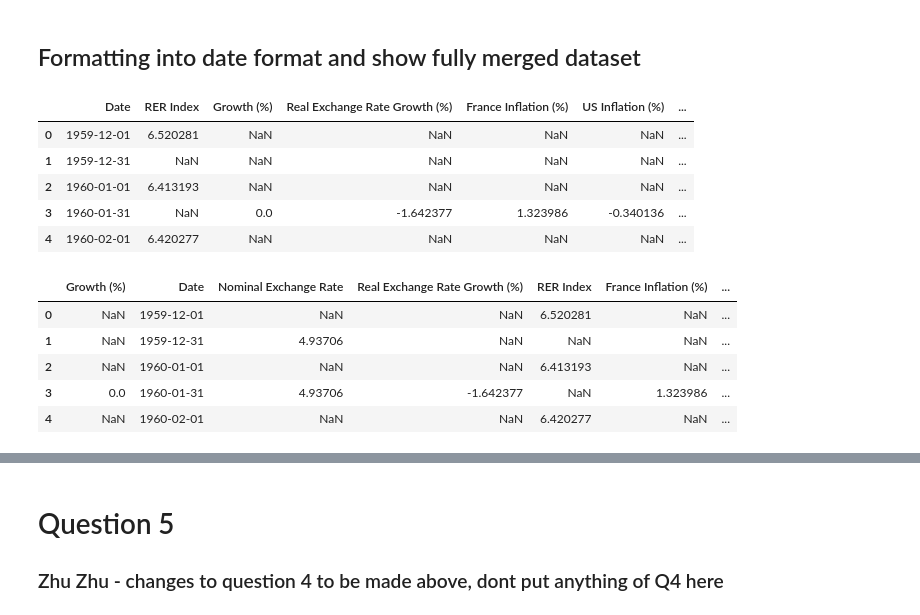
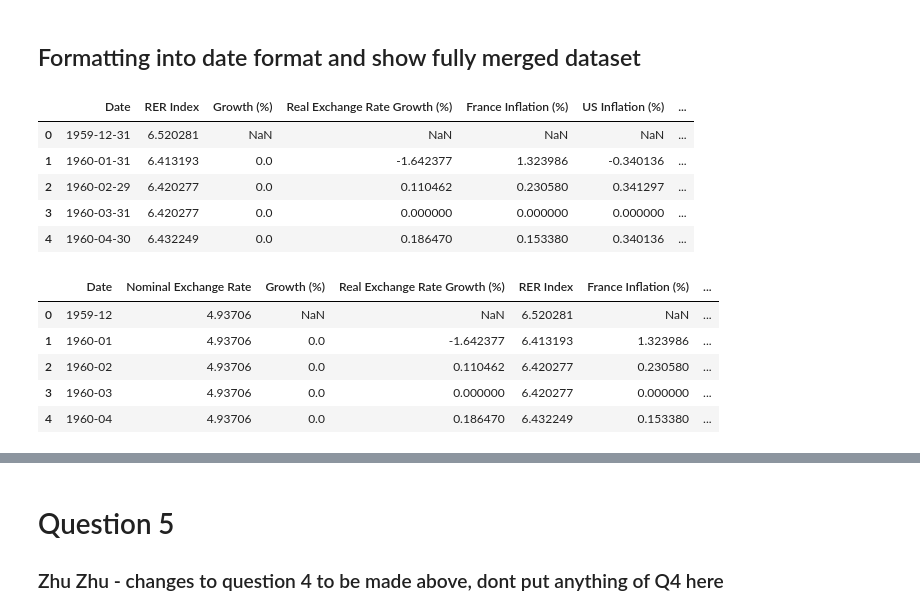
Before and after one commit to SparklyPlant/The-Grave-of-Ming, a Jupyter notebook: Code/NB1.ipynb, the cells around one changed output, grey strips where cells are left out. Drawn from its saved outputs; the diff is of its cells as text; code cells hidden in the pictures.

```diff
--- a/Code/NB1.ipynb
+++ b/Code/NB1.ipynb
@@ -223,3 +199,9 @@ Parsed Dates: DatetimeIndex(['1959-12-01', '1960-01-01', '1960-02-01', '1960-03-
                '1990-11-01', '1990-12-01'],
               dtype='datetime64[ns]', length=373, freq=None)
 December 1990 found at index: 372
+# %%
+# Define the DatetimeIndex
+dates = pd.date_range(start="1959-12-01", periods=373, freq="M")
+
+
+dates  # Check first few rows
@@ -240,3 +231,10 @@ print(f"Length of rer_series: {len(rer_series)}")
 # %% [output]
 Length of dates: 373
 Length of rer_series: 373
+# %%
+nominal_exchange_df = pd.DataFrame({
+    "Date": dates,  # Use exchange_rate_data length
+    "Nominal Exchange Rate": exchange_rate_data
+})
+
+print(nominal_exchange_df)
@@ -609,6 +639,9 @@ dtype: int64
 # %% [markdown]
 ## Formatting into date format and show fully merged dataset
 # %%
+# UHH IGNORE THIS ONE,, LOOK AT THE CODE ONE CELL BELOW ...
+
+
 import pandas as pd
 
 # List of DataFrames
@@ -664,11 +697,11 @@ merged_df.to_csv("../Data/full_merged_dataset.csv", index=False)
 merged_df.to_json("../Data/full_merged_dataset.json", orient="records", indent=4)
 # %% [output]
 |  | Date | RER Index | Growth (%) | Real Exchange Rate Growth (%) | France Inflation (%) | US Inflation (%) | ... |
-| 0 | 1959-12-01 | 6.520281 | NaN | NaN | NaN | NaN | ... |
-| 1 | 1959-12-31 | NaN | NaN | NaN | NaN | NaN | ... |
-| 2 | 1960-01-01 | 6.413193 | NaN | NaN | NaN | NaN | ... |
-| 3 | 1960-01-31 | NaN | 0.0 | -1.642377 | 1.323986 | -0.340136 | ... |
-| 4 | 1960-02-01 | 6.420277 | NaN | NaN | NaN | NaN | ... |
+| 0 | 1959-12-31 | 6.520281 | NaN | NaN | NaN | NaN | ... |
+| 1 | 1960-01-31 | 6.413193 | 0.0 | -1.642377 | 1.323986 | -0.340136 | ... |
+| 2 | 1960-02-29 | 6.420277 | 0.0 | 0.110462 | 0.230580 | 0.341297 | ... |
+| 3 | 1960-03-31 | 6.420277 | 0.0 | 0.000000 | 0.000000 | 0.000000 | ... |
+| 4 | 1960-04-30 | 6.432249 | 0.0 | 0.186470 | 0.153380 | 0.340136 | ... |
 # %%
 import pandas as pd
 
@@ -685,58 +718,55 @@ dfs = {
     "us_data_df": us_data_df
 }
 
-# Identify a reference DataFrame with a 'Date' column
+# Identify a reference DataFrame with a valid 'Date' column
 reference_df = None
 for name, df in dfs.items():
     if "Date" in df.columns:
+        df["Date"] = pd.to_datetime(df["Date"])  # Ensure it's a proper datetime format
         reference_df = df
         break
 
-# Ensure a valid reference DataFrame is found
+# Ensure we found a valid reference DataFrame
 if reference_df is None:
     raise ValueError("No DataFrame with a 'Date' column found!")
 
-# Get the earliest date from the reference DataFrame
+# Find the actual starting date
 start_date = reference_df["Date"].min()
 
-# Convert DataFrames with 'Month' instead of 'Date'
+# Convert 'Month' to 'Date' using proper reference
 for name, df in dfs.items():
     if "Month" in df.columns and "Date" not in df.columns:
-        # Convert 'Month' to a Date format using start_date
-        df["Date"] = pd.date_range(start=start_date, periods=len(df), freq="M")
+        df["Date"] = pd.to_datetime(df["Month"])  # Ensure it keeps the correct timeline
+    df.drop(columns=["Month"], errors="ignore", inplace=True)  # Drop 'Month' column safely
 
-# Standardize all Date formats and drop the 'Month' column if present
+# Ensure all Date columns are in the correct format
 for name, df in dfs.items():
     if "Date" in df.columns:
-        df["Date"] = pd.to_datetime(df["Date"])  # Ensure Date is in proper format
-    if "Month" in df.columns:
-        df.drop(columns=["Month"], inplace=True)  # Drop Month column to avoid conflicts
+        df["Date"] = pd.to_datetime(df["Date"]).dt.to_period("M").astype(str)  # Convert to YYYY-MM
 
 # Merge all DataFrames on 'Date' using an outer join
 merged_df1 = reference_df.copy()
 for name, df in dfs.items():
-    if df is not reference_df:  # Ensure we're not merging the reference DF with itself
+    if df is not reference_df:
         merged_df1 = merged_df1.merge(df, on="Date", how="outer")
 
-
-
-# Show only the head of the merged DataFrame
-display(merged_df1.head())  # This will show the first 5 rows by default
+# Display merged DataFrame
+display(merged_df1.head())
 
 # Optionally, save the merged dataset
 merged_df1.to_csv("../Data/full_merged_dataset_edit.csv", index=False)
 json_file_path = "../Data/full_merged_dataset_edit.json"
 
 # Convert the DataFrame to JSON using the 'records' orient
 records_json = merged_df1.to_json(orient="records")
 
 # Use the json.dumps method to format the output with indentation
 with open(json_file_path, "w") as json_file:
     json.dump(json.loads(records_json), json_file, indent=4)
 # %% [output]
-|  | Growth (%) | Date | Nominal Exchange Rate | Real Exchange Rate Growth (%) | RER Index | France Inflation (%) | ... |
-| 0 | NaN | 1959-12-01 | NaN | NaN | 6.520281 | NaN | ... |
-| 1 | NaN | 1959-12-31 | 4.93706 | NaN | NaN | NaN | ... |
-| 2 | NaN | 1960-01-01 | NaN | NaN | 6.413193 | NaN | ... |
-| 3 | 0.0 | 1960-01-31 | 4.93706 | -1.642377 | NaN | 1.323986 | ... |
-| 4 | NaN | 1960-02-01 | NaN | NaN | 6.420277 | NaN | ... |
+|  | Date | Nominal Exchange Rate | Growth (%) | Real Exchange Rate Growth (%) | RER Index | France Inflation (%) | ... |
+| 0 | 1959-12 | 4.93706 | NaN | NaN | 6.520281 | NaN | ... |
+| 1 | 1960-01 | 4.93706 | 0.0 | -1.642377 | 6.413193 | 1.323986 | ... |
+| 2 | 1960-02 | 4.93706 | 0.0 | 0.110462 | 6.420277 | 0.230580 | ... |
+| 3 | 1960-03 | 4.93706 | 0.0 | 0.000000 | 6.420277 | 0.000000 | ... |
+| 4 | 1960-04 | 4.93706 | 0.0 | 0.186470 | 6.432249 | 0.153380 | ... |
```
Also changed, not shown: parts of 22 cells of this notebook, 7 other files.
